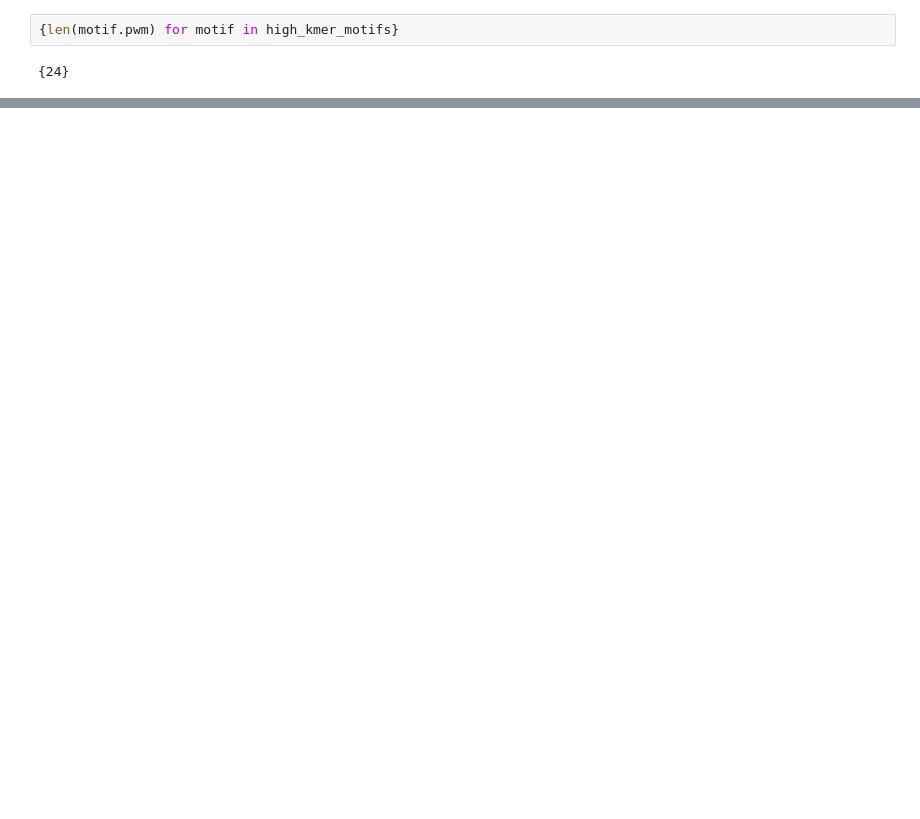
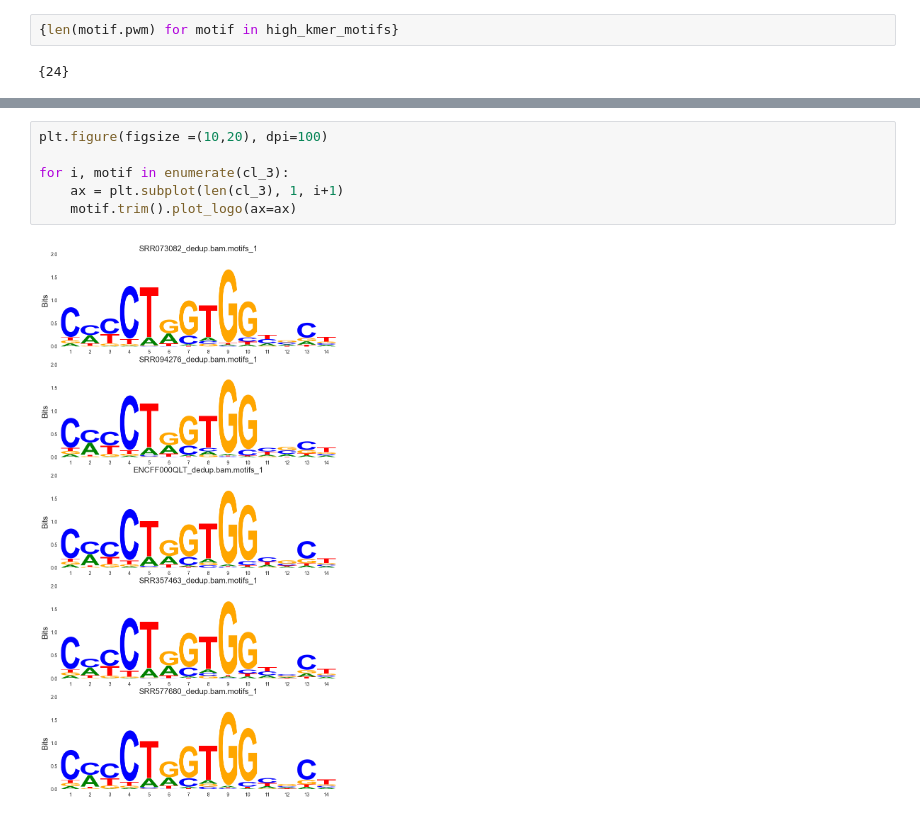
Before and after one commit to BAAL-NF/nopeak-utils, a Jupyter notebook: prototype.ipynb, the cells around one changed output, grey strips where cells are left out. Cells and saved outputs as stored; diff of their text form; blank space fills up the shorter version.

```diff
--- a/prototype.ipynb
+++ b/prototype.ipynb
@@ -125,0 +143,8 @@ sns.scatterplot(data=pcs, x="PC1", y="PC2", hue="motif")
+# %%
+plt.figure(figsize =(10,20), dpi=100)
+
+for i, motif in enumerate(cl_3):
+    ax = plt.subplot(len(cl_3), 1, i+1)
+    motif.trim().plot_logo(ax=ax)
+# %% [output]
+[figure, added]
```
Also changed, not shown: parts of 54 cells of this notebook.
